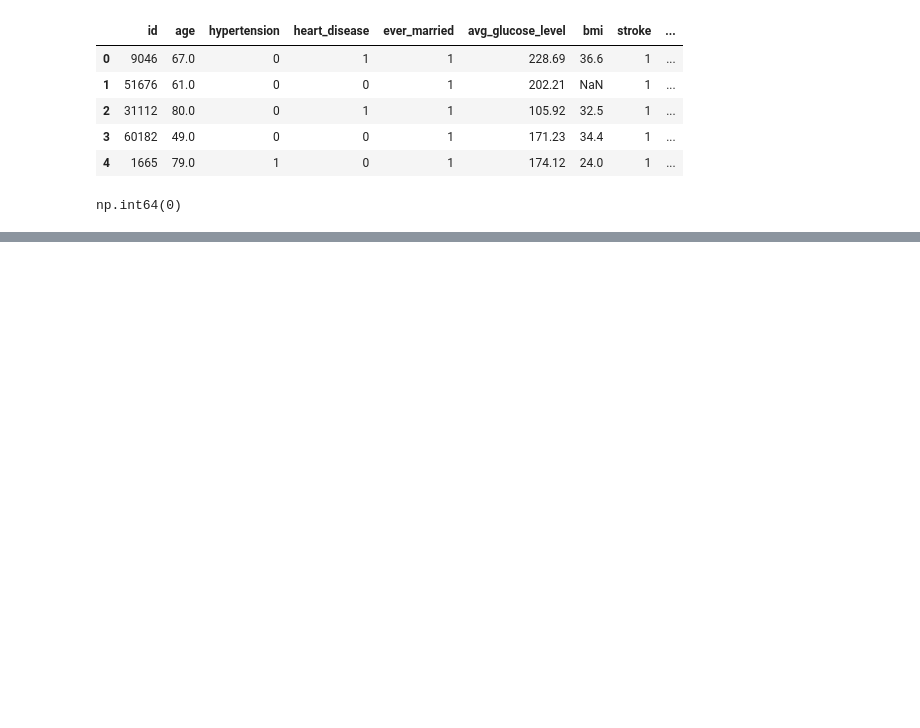
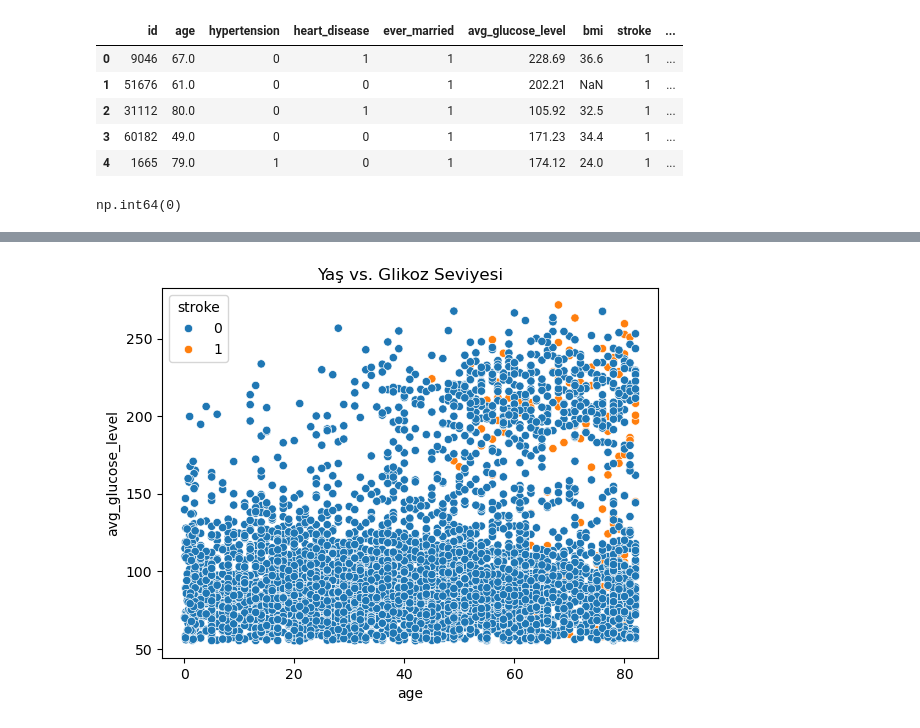
Before and after one commit to talhadmrl/Daily-Notebooks, a Jupyter notebook: 6-classification_w_stroke.ipynb, the cells around one changed output, grey strips where cells are left out. Cells and saved outputs as stored; diff of their text form; code cells hidden in the pictures; blank space fills up the shorter version.

```diff
--- a/6-classification_w_stroke.ipynb
+++ b/6-classification_w_stroke.ipynb
@@ -135,0 +170,6 @@ np.int64(0)
+# %%
+sns.scatterplot(x=df['age'], y=df['avg_glucose_level'], hue=df['stroke'])
+plt.title('Yaş vs. Glikoz Seviyesi')
+plt.show()
+# %% [output]
+[figure, added]
```
Also changed, not shown: parts of 14 cells of this notebook.
